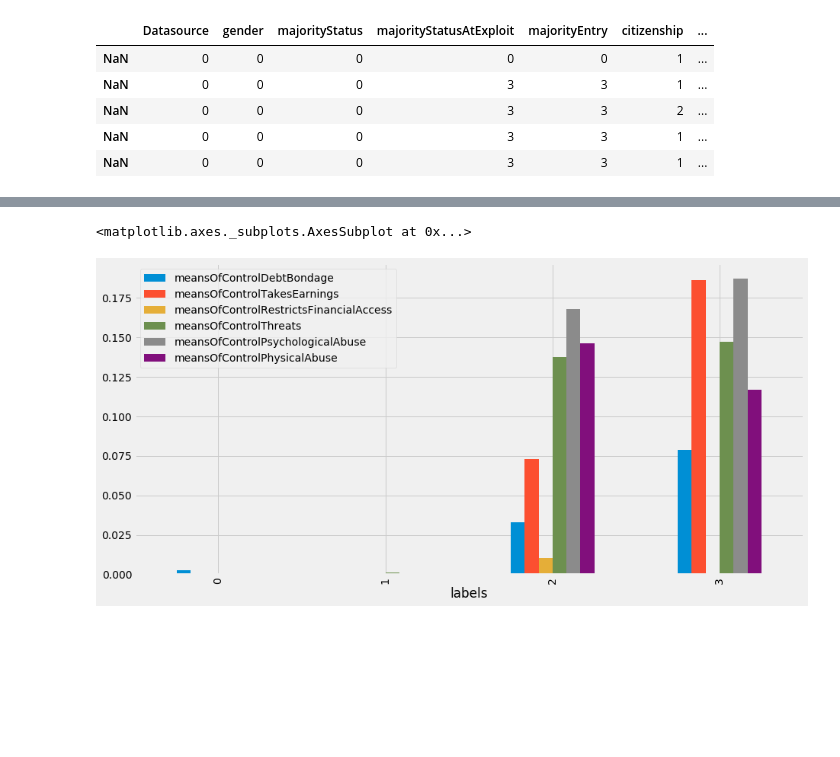
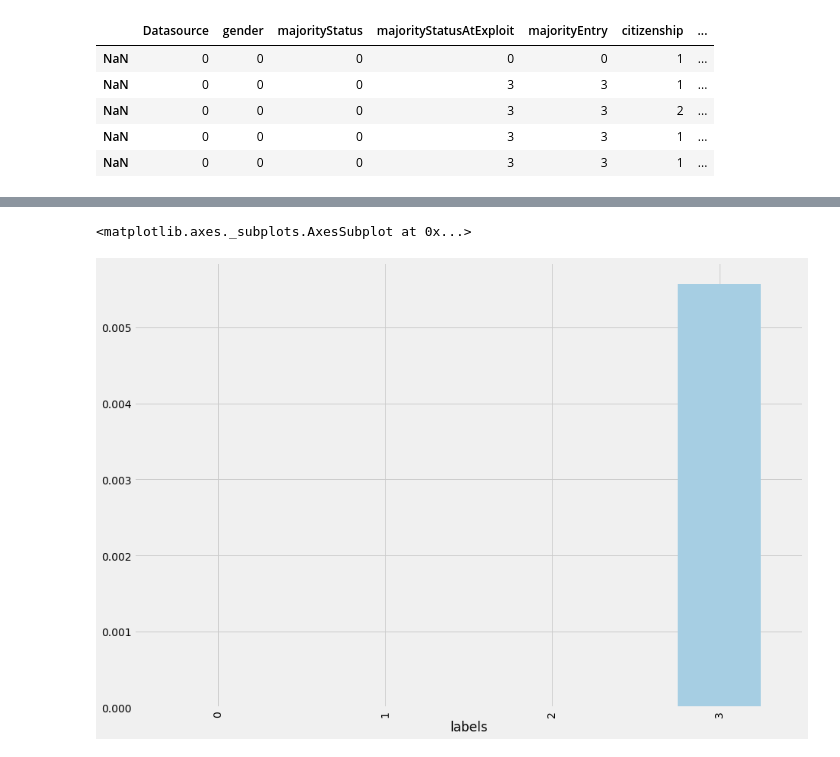
Before and after one commit to Prapakarn/DS-SF-42, a Jupyter notebook: Prapakarn/Data_Cleaning.ipynb, the cells around one changed output, grey strips where cells are left out. Cells and saved outputs as stored; diff of their text form; code cells hidden in the pictures; blank space fills up the shorter version.

```diff
--- a/Prapakarn/Data_Cleaning.ipynb
+++ b/Prapakarn/Data_Cleaning.ipynb
@@ -194,6 +199,7 @@ Global[['Datasource', 'gender', 'majorityStatus', 'majorityStatusAtExploit', 'ma
 # %%
 Global.drop('ageBroad', axis=1, inplace=True)
 Global.drop('yearOfRegistration', axis=1, inplace=True)
+Global.drop('meansOfControlNotSpecified', axis=1, inplace=True)
 # %%
 Global.replace(to_replace=-99, value=0, inplace=True, axis=0)
 # %%
@@ -289,0 +295,11 @@ array([1, 1, 1, ..., 0, 0, 0])
+# %%
+km3 = KMeans(n_clusters=3)
+
+#Fit model on data
+km3.fit(Xt)
+
+#Get the labels
+
+labels = km3.labels_
+
+labels
@@ -383,5 +458,5 @@ data.groupby("labels").mean().iloc[:, :6].plot(kind="bar", figsize = (14, 7))
 # %%
-data.groupby("labels").mean().iloc[:, 6:12].plot(kind="bar", figsize = (14, 7))
+data.groupby("labels").mean().iloc[:,47].plot(kind="bar", colormap='Paired',figsize = (14, 10))
 # %% [output]
 <matplotlib.axes._subplots.AxesSubplot at 0x...>
-[figure, old version]
+[figure, new version]
```
Also changed, not shown: parts of 59 cells of this notebook.
